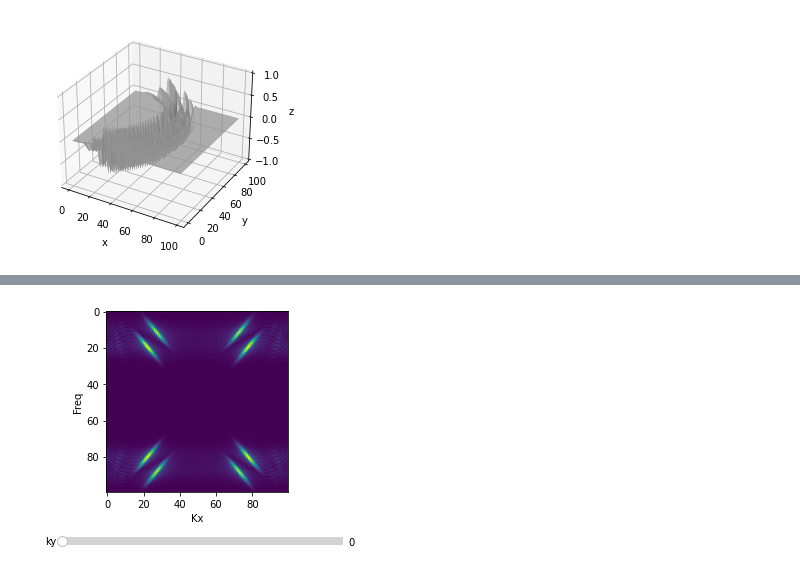
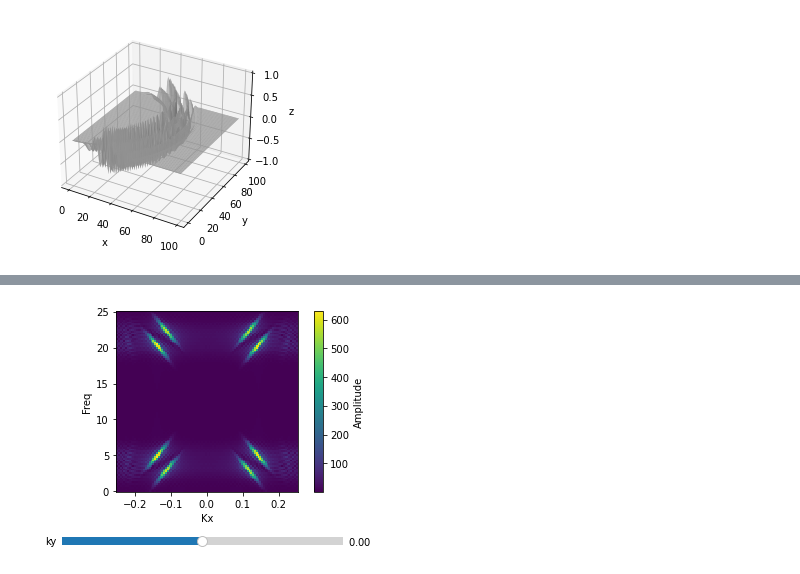
Before and after one commit to PaRaD1SE98/waves, a Jupyter notebook: notebooks/waves_mpl.ipynb, the cells around one changed output, grey strips where cells are left out. Cells and saved outputs as stored; diff of their text form; code cells hidden in the pictures.

```diff
--- a/notebooks/waves_mpl.ipynb
+++ b/notebooks/waves_mpl.ipynb
@@ -114,3 +115,7 @@ plt.show()
+# %%
+KX = np.linspace(-Kxs / 4, Kxs / 4, resolution_x)
+KY = np.linspace(-Kys / 4, Kys / 4, resolution_y)
+FREQ = np.linspace(0, Fs / 2, resolution_t)
 # %%
 fft_wave2 = np.abs(np.fft.fftshift(np.fft.fftn(z), axes=(0, 1)))
 fig3 = plt.figure()
@@ -170,27 +181,30 @@ plt.show()
 # %%
 fig5 = plt.figure()
 ax = fig5.add_subplot()
 ax.set_xlabel('Kx')
 ax.set_ylabel('Freq')
-image_fft_ky = ax.imshow(fft_wave2[:, 0, :].T, cmap='viridis')
+Kx, Freq = np.meshgrid(KX, FREQ)
+image_fft_ky = ax.pcolormesh(Kx, Freq, fft_wave2[:, 0, :].T, cmap='viridis')
+ax.set_aspect(Kxs / Fs)
+plt.colorbar(image_fft_ky, label='Amplitude')
 plt.subplots_adjust(bottom=0.25)
 ax_ky = plt.axes([0.20, 0.05, 0.65, 0.06])
 kx_slider = Slider(
     ax=ax_ky,
     label='ky',
-    valmin=0,
-    valmax=fft_wave2.shape[1] - 1,
+    valmin=-Kys / 4,
+    valmax=Kys / 4,
     valinit=0,
-    valstep=1,
+    valstep=Kys / 2 / 100,
 )
 
 
 def update_ky(val):
-    ax.imshow(fft_wave2[:, val, :].T, cmap='viridis')
+    ax.pcolormesh(Kx, Freq, fft_wave2[:, int(val * resolution_y / (Kys / 2)) - 1, :].T, cmap='viridis')
     fig5.canvas.draw_idle()
 
 
 kx_slider.on_changed(update_ky)
 plt.show()
 # %% [output]
-[figure, old version]
+[figure, new version]
```
Also changed, not shown: parts of 3 cells of this notebook, 1 other file.
